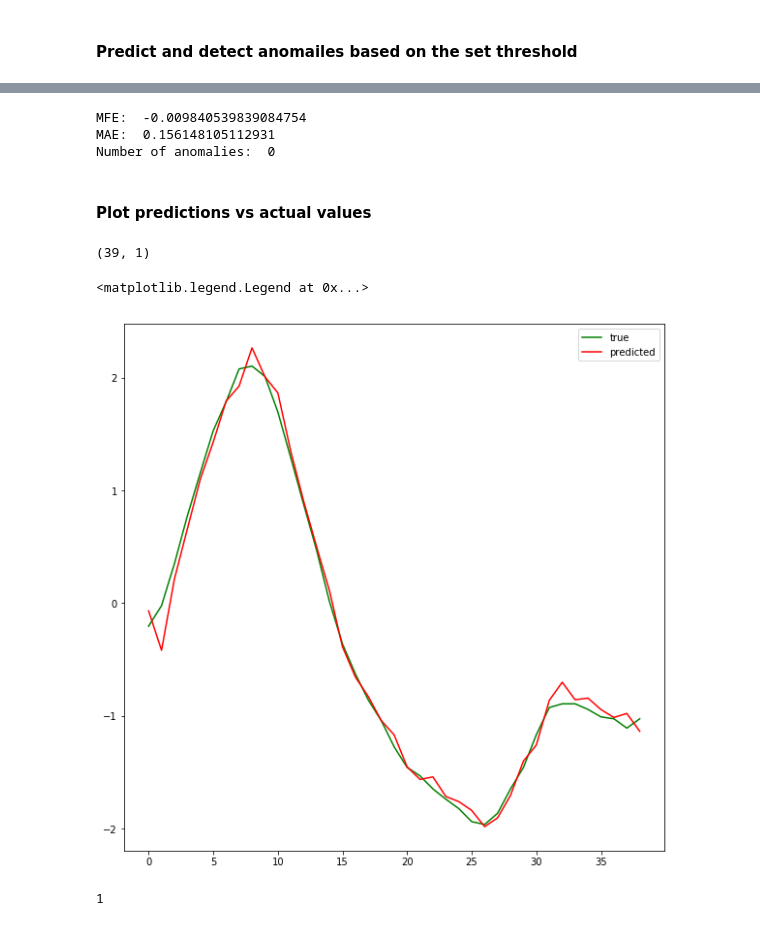
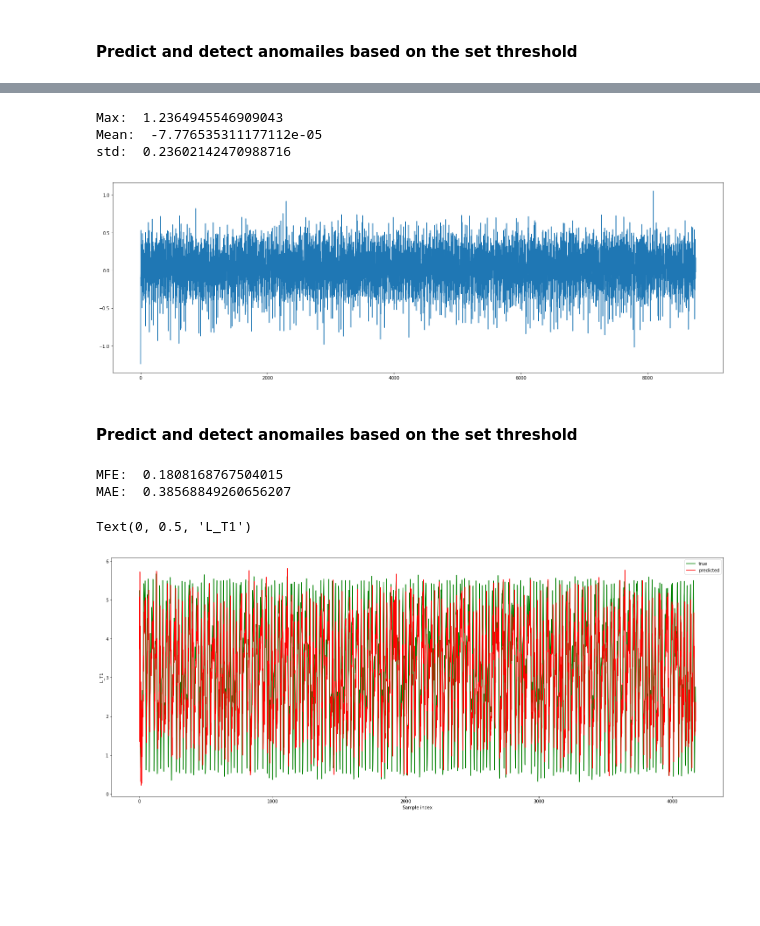
Before and after one commit to giannislelekas/CS4035, a Jupyter notebook: lab2/ARMA Task.ipynb, the cells around one changed output, grey strips where cells are left out. Cells and saved outputs as stored; diff of their text form; code cells hidden in the pictures; blank space fills up the shorter version.

Commit message:
cleanup and updates in ARMA task

```diff
--- a/lab2/ARMA Task.ipynb
+++ b/lab2/ARMA Task.ipynb
@@ -177,0 +283,12 @@ Threshold:  2.699077655230753
+# %%
+import statsmodels.api as sm
+from statsmodels.tsa.arima_model import ARMA
+from statsmodels.tsa.arima_model import ARIMA
+
+train_signal = X1[:, 1]
+test_signal = X2[:, 1]
+model = ARMA(endog=train_signal, order=(1,0)).fit()
+
+print("AIC: ", model.aic)
+print("BIC: ", model.bic)
+print("DW-test: ", sm.stats.durbin_watson(model.resid))
@@ -177,0 +311,11 @@ Threshold:  2.699077655230753
+# %%
+# Determine optimal parameters
+p = np.arange(1,6, dtype=int)
+q = np.arange(0,6, dtype=int)
+
+threshold = 1000
+
+opt_p, opt_q, AIC, _, _ = find_arma_order(train_signal, p, q, threshold)
+
+print(AIC)
+print(f"Best model fit with order ({p[opt_p]}, {q[opt_q]}), with AIC: {AIC[opt_p, opt_q]}")
@@ -178,24 +362,32 @@ Threshold:  2.699077655230753
+# %%
+plt.figure(figsize=(25,8))
+plt.plot(model_fit.resid)
+print("Max: ", max(np.abs(model_fit.resid)))
+print("Mean: ", np.mean(model_fit.resid))
+print("std: ", np.std(model_fit.resid))
+# %% [output]
+Max:  1.2364945546909043
+Mean:  -7.776535311177112e-05
+std:  0.23602142470988716
+[figure, added]
+# %% [markdown]
+#### Predict and detect anomailes based on the set threshold
 # %%
-file = './arma.npy'
-predictions, mfe, mae = predict(train_signal, test_signal, opt_p, opt_q, file)
-print("MFE: ", mfe)
-print("MAE: ", mae)
-
-alarm_ind = extract_alarm_indices(test_signal, predictions, threshold)
-print("Number of anomalies: ", np.sum(alarm_ind))
+file = './data/arma_44_LT2.npy'
+predictions, MFE, MAE = predict_mini(train_signal, test_signal, opt_p, opt_q,
+                                file=file, print_output=False)
+print("MFE: ", MFE)
+print("MAE: ", MAE)
 # %% [output]
-MFE:  -0.009840539839084754
-MAE:  0.156148105112931
-Number of anomalies:  0
+MFE:  0.1808168767504015
+MAE:  0.38568849260656207
-# %% [markdown]
-#### Plot predictions vs actual values
 # %%
-print(predictions.shape)
-plt.figure(figsize=(10,10))
-plt.plot(X_scaled[8761:8800, 0], color='g', label='true')
+plt.figure(figsize=(25,10))
+plt.plot(test_signal, color = 'g', label='true')
 plt.plot(predictions, color='r', label='predicted')
 plt.legend()
+plt.xlabel("Sample index")
+plt.ylabel("L_T1")
 # %% [output]
-(39, 1)
+Text(0, 0.5, 'L_T1')
-<matplotlib.legend.Legend at 0x...>
-[figure, old version]
+[figure, new version]
@@ -245,4 +393,0 @@ def compute_s(test_labels, predicted_labels, cm, gamma):
-# %%
-compute_sttd(tt, tt)
-# %% [output]
-1
```
Also changed, not shown: parts of 42 cells of this notebook, 22 other files.
